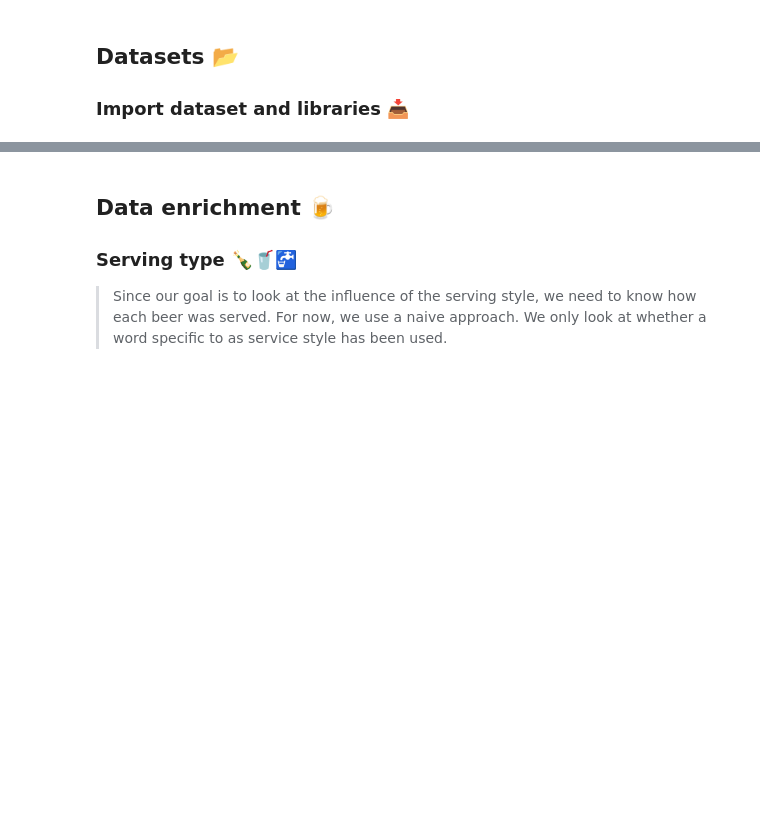
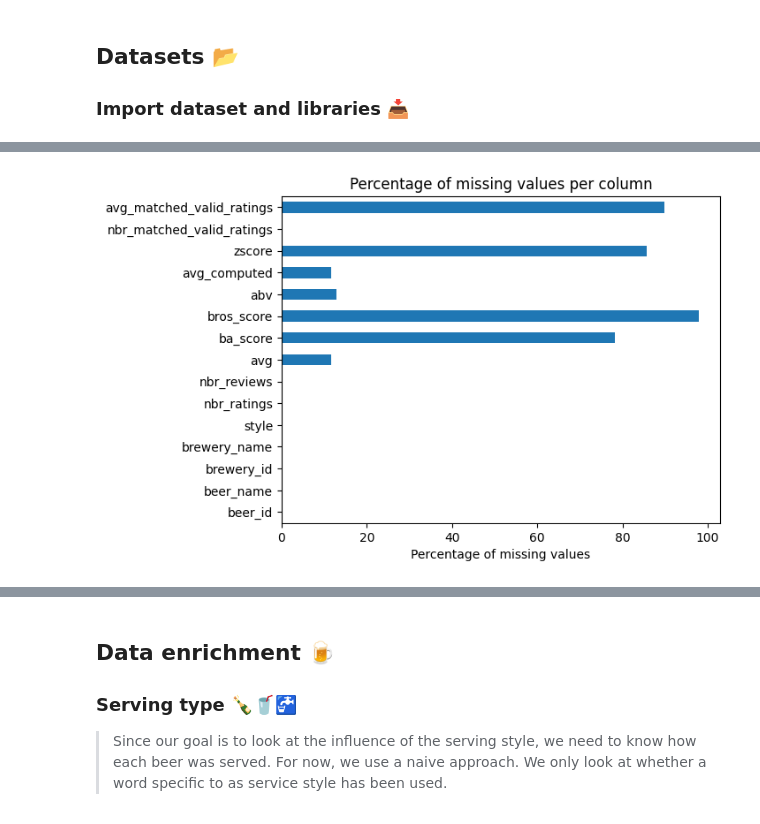
Before and after one commit to epfl-ada/ada-2023-project-beeradaventure46, a Jupyter notebook: Milestone_2.ipynb, the cells around one changed output, grey strips where cells are left out. Drawn from its saved outputs; the diff is of its cells as text; code cells hidden in the pictures; blank space fills up the shorter version.

```diff
--- a/Milestone_2.ipynb
+++ b/Milestone_2.ipynb
@@ -171,20 +80,0 @@ We have 2400932 valid reviews.
-# %%
-#rename the columns of beers to contain beer_ prefix
-beers.rename(columns={'nbr_ratings':'beer_nbr_ratings',
-                      'nbr_reviews':'beer_nbr_reviews',
-                      'ba_score':'beer_ba_score',
-                      'bros_score':'beer_bros_score',
-                      'avg':'beer_avg',
-                      'avg_computed':'beer_avg_computed',
-                      'zscore':'beer_zscore',},
-             inplace=True)
-
-# merge reviews with some columns of beers
-reviews_users_beers = pd.merge(reviews_users, beers[['beer_id', 'beer_name','beer_nbr_ratings', 'beer_nbr_reviews', 'beer_ba_score', 'beer_avg']],
-                               how='left',
-                               on=['beer_id', 'beer_name'])
-
-# drop NaN from reviews_users_beers
-reviews_users_beers.dropna(inplace=True)
-
-print('We have {} valid reviews'.format(reviews_users_beers.shape[0]))
@@ -215,0 +115,8 @@ We have 2174716 valid reviews
+# %%
+# show the percentage of missing values per columm
+plt.figure()
+(beers.isna().sum() / len(beers) * 100).plot(kind='barh', title='Percentage of missing values per column')
+plt.xlabel('Percentage of missing values')
+plt.show()
+# %% [output]
+[figure, added]
```
Also changed, not shown: parts of 72 cells of this notebook.
